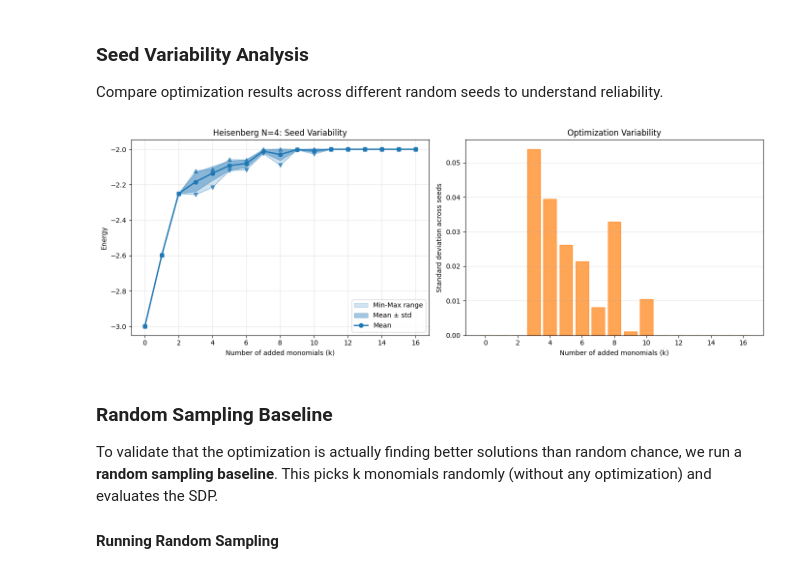
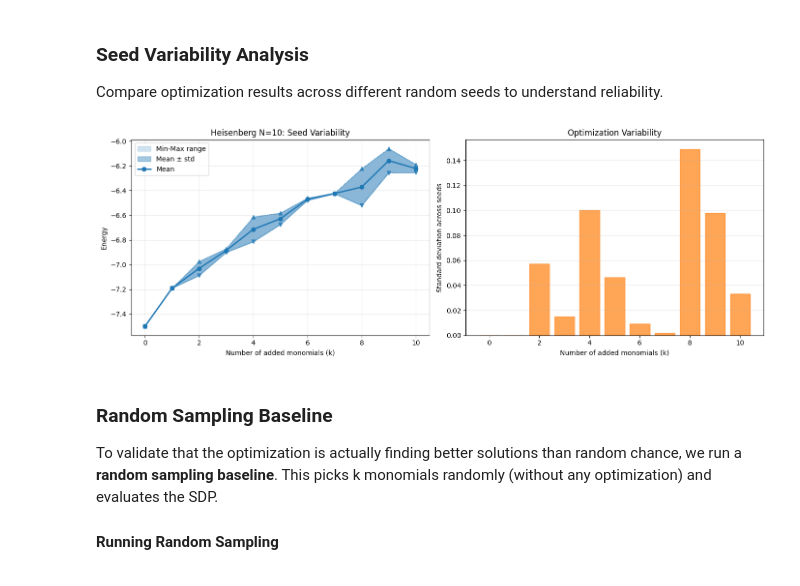
Before and after one commit to Ciscone7/OptimalMomentsNPA, a Jupyter notebook: workflow_demo.ipynb, the cells around one changed output. Saved outputs shown, nothing was run; the diff lists cells and outputs as text; code cells hidden in the pictures.

```diff
--- a/workflow_demo.ipynb
+++ b/workflow_demo.ipynb
@@ -368,17 +375,17 @@ Compare optimization results across different random seeds to understand reliabi
 # %%
 # Plot seed comparison: mean ± std and variability across seeds
 from plots import plot_optimization_seeds_comparison
 
 _ = plot_optimization_seeds_comparison(
     model="heisenberg",
-    N=4,
+    N=10,
     boundary="periodic",
     start_level=1,
     end_level=2,
-    method="sa",
+    method="bo",
 )
 # %% [output]
-[figure, old version]
+[figure, new version]
 # %% [markdown]
 ### Random Sampling Baseline
 
```
Also changed, not shown: parts of 14 cells of this notebook, 10 other files.
